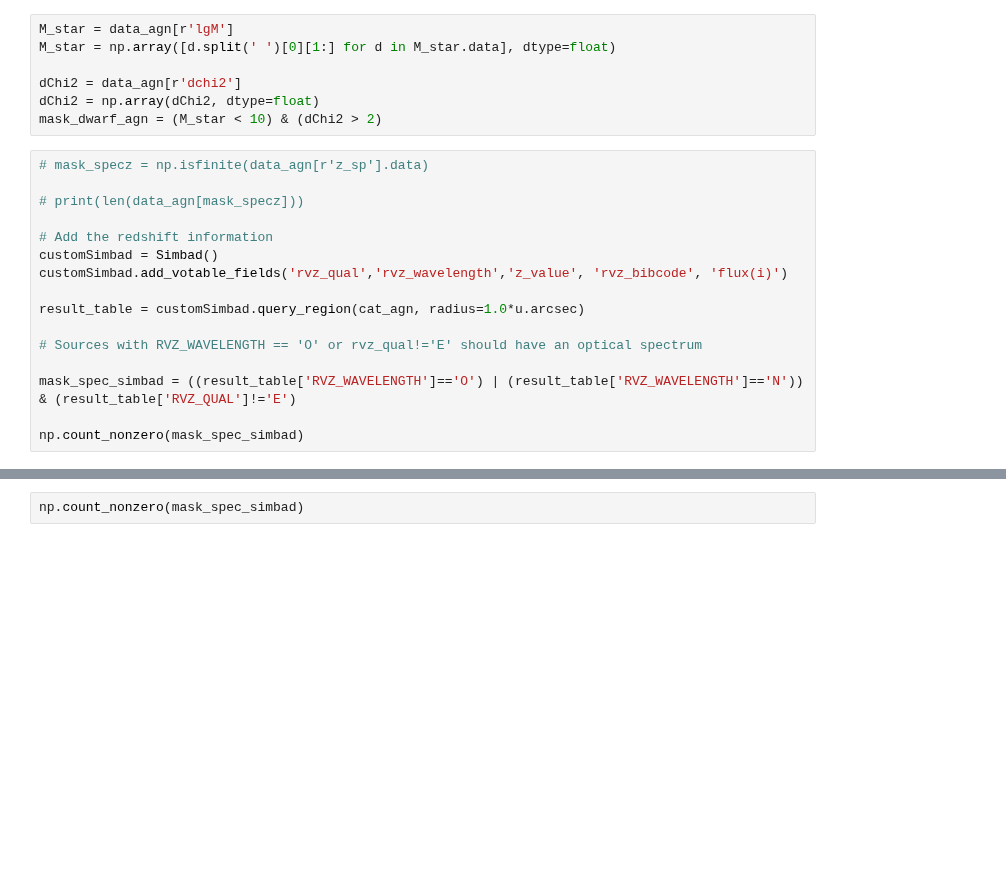
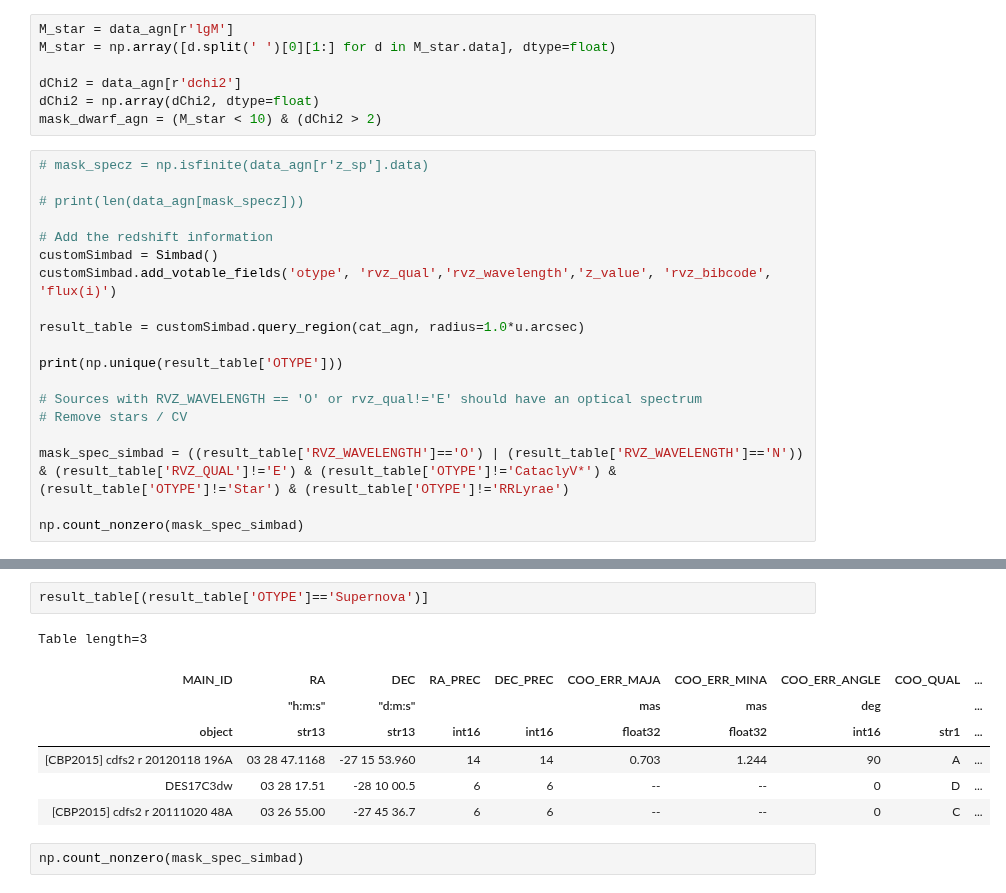
Before and after one commit to Chisen-Lupus/dwarf_agn_cosmos, a Jupyter notebook: des/des_specz.ipynb, the cells around one changed output, grey strips where cells are left out. Cells and saved outputs as stored; diff of their text form; blank space fills up the shorter version.

Commit message:
clean stars

```diff
--- a/des/des_specz.ipynb
+++ b/des/des_specz.ipynb
@@ -196,13 +196,16 @@ mask_dwarf_agn = (M_star < 10) & (dChi2 > 2)
 
 # Add the redshift information
 customSimbad = Simbad()
-customSimbad.add_votable_fields('rvz_qual','rvz_wavelength','z_value', 'rvz_bibcode', 'flux(i)')
+customSimbad.add_votable_fields('otype', 'rvz_qual','rvz_wavelength','z_value', 'rvz_bibcode', 'flux(i)')
 
 result_table = customSimbad.query_region(cat_agn, radius=1.0*u.arcsec)
 
+print(np.unique(result_table['OTYPE']))
+
 # Sources with RVZ_WAVELENGTH == 'O' or rvz_qual!='E' should have an optical spectrum
+# Remove stars / CV
 
-mask_spec_simbad = ((result_table['RVZ_WAVELENGTH']=='O') | (result_table['RVZ_WAVELENGTH']=='N'))  & (result_table['RVZ_QUAL']!='E')
+mask_spec_simbad = ((result_table['RVZ_WAVELENGTH']=='O') | (result_table['RVZ_WAVELENGTH']=='N'))  & (result_table['RVZ_QUAL']!='E') & (result_table['OTYPE']!='CataclyV*') & (result_table['OTYPE']!='Star') & (result_table['OTYPE']!='RRLyrae')
 
 np.count_nonzero(mask_spec_simbad)
 # %% [output]
@@ -210,3 +231,13 @@ np.count_nonzero(mask_spec_simbad)
+# %%
+result_table[(result_table['OTYPE']=='Supernova')]
+# %% [output]
+Table length=3
+| MAIN_ID | RA | DEC | RA_PREC | DEC_PREC | COO_ERR_MAJA | COO_ERR_MINA | COO_ERR_ANGLE | COO_QUAL | ... |
+|  | "h:m:s" | "d:m:s" |  |  | mas | mas | deg |  | ... |
+| object | str13 | str13 | int16 | int16 | float32 | float32 | int16 | str1 | ... |
+| [CBP2015] cdfs2 r 20120118 196A | 03 28 47.1168 | -27 15 53.960 | 14 | 14 | 0.703 | 1.244 | 90 | A | ... |
+| DES17C3dw | 03 28 17.51 | -28 10 00.5 | 6 | 6 | -- | -- | 0 | D | ... |
+| [CBP2015] cdfs2 r 20111020 48A | 03 26 55.00 | -27 45 36.7 | 6 | 6 | -- | -- | 0 | C | ... |
 # %%
 np.count_nonzero(mask_spec_simbad)
 # %% [output]
```
Also changed, not shown: parts of 1 cell of this notebook.
